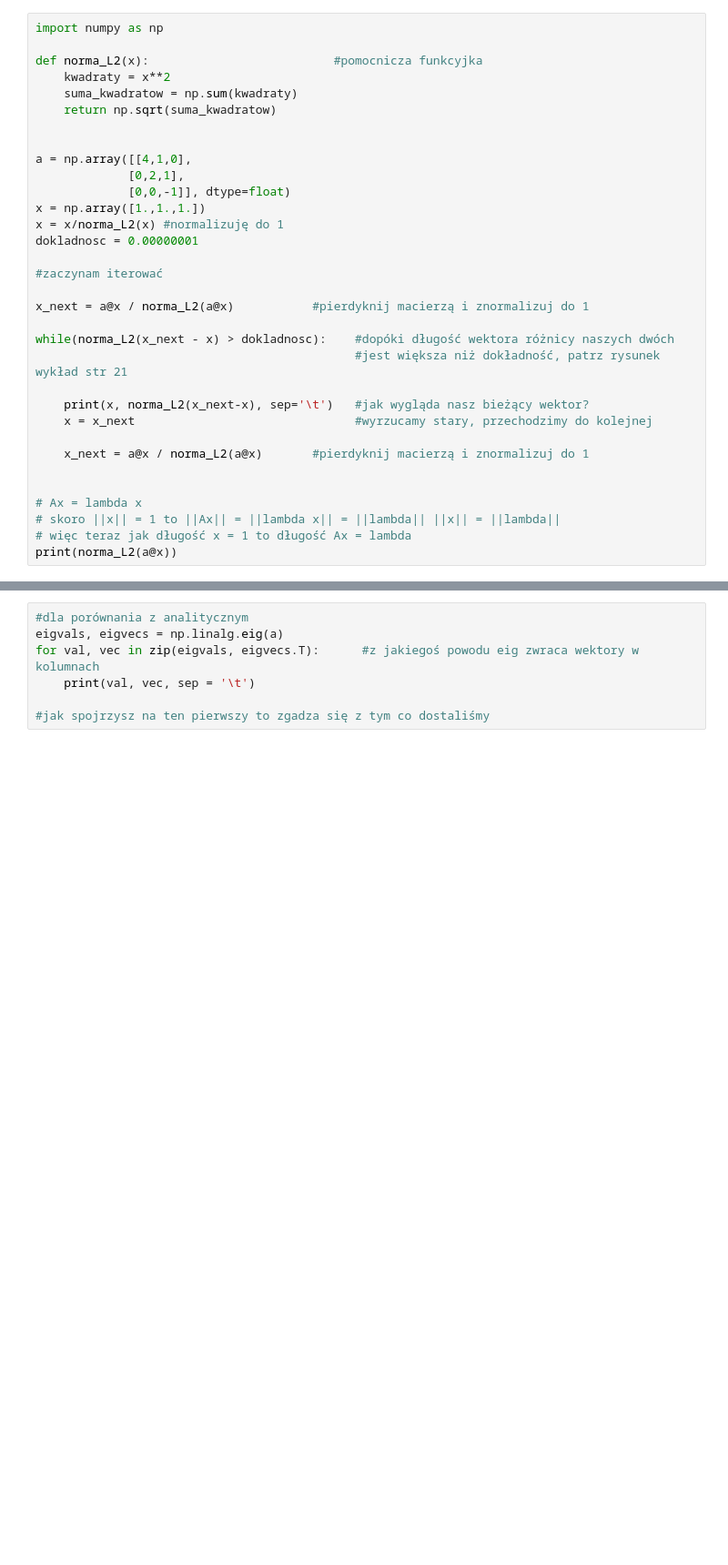
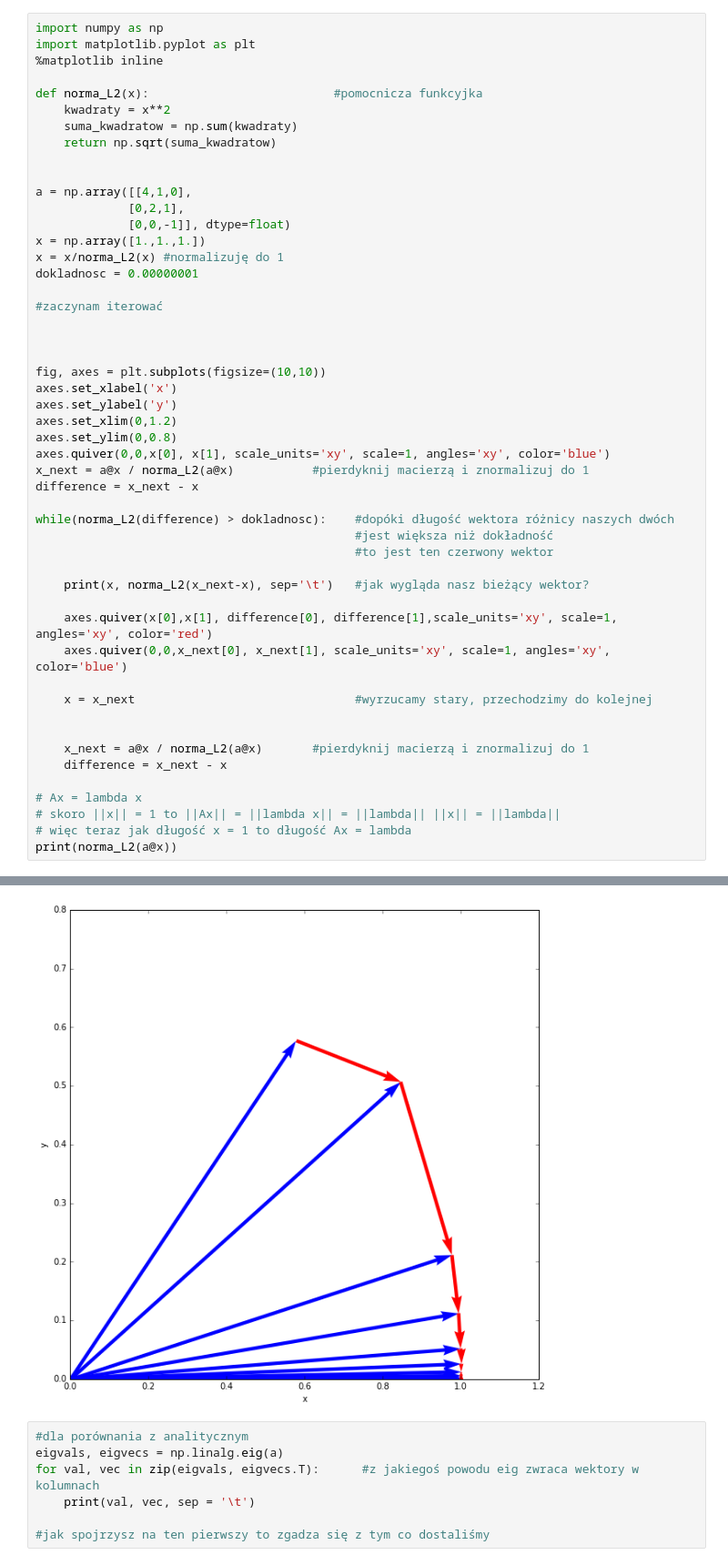
Before and after one commit to StanczakDominik/wektory_wlasne, a Jupyter notebook: Power iteration.ipynb, the cells around one changed output, grey strips where cells are left out. Shown: that part at 91% size. Cells and saved outputs as stored; diff of their text form; blank space fills up the shorter version.

```diff
--- a/Power iteration.ipynb
+++ b/Power iteration.ipynb
@@ -1,5 +1,7 @@
 # %%
 import numpy as np
+import matplotlib.pyplot as plt
+%matplotlib inline
 
 def norma_L2(x):                          #pomocnicza funkcyjka
     kwadraty = x**2
@@ -16,39 +18,55 @@ dokladnosc = 0.00000001
 
 #zaczynam iterować
 
+
+
+fig, axes = plt.subplots(figsize=(10,10))
+axes.set_xlabel('x')
+axes.set_ylabel('y')
+axes.set_xlim(0,1.2)
+axes.set_ylim(0,0.8)
+axes.quiver(0,0,x[0], x[1], scale_units='xy', scale=1, angles='xy', color='blue')
 x_next = a@x / norma_L2(a@x)           #pierdyknij macierzą i znormalizuj do 1
+difference = x_next - x
 
-while(norma_L2(x_next - x) > dokladnosc):    #dopóki długość wektora różnicy naszych dwóch
-                                             #jest większa niż dokładność, patrz rysunek wykład str 21
+while(norma_L2(difference) > dokladnosc):    #dopóki długość wektora różnicy naszych dwóch
+                                             #jest większa niż dokładność
+                                             #to jest ten czerwony wektor
 
     print(x, norma_L2(x_next-x), sep='\t')   #jak wygląda nasz bieżący wektor?
+
+    axes.quiver(x[0],x[1], difference[0], difference[1],scale_units='xy', scale=1, angles='xy', color='red')
+    axes.quiver(0,0,x_next[0], x_next[1], scale_units='xy', scale=1, angles='xy', color='blue')
+
     x = x_next                               #wyrzucamy stary, przechodzimy do kolejnej
 
+
     x_next = a@x / norma_L2(a@x)       #pierdyknij macierzą i znormalizuj do 1
-
+    difference = x_next - x
 
 # Ax = lambda x
 # skoro ||x|| = 1 to ||Ax|| = ||lambda x|| = ||lambda|| ||x|| = ||lambda||
 # więc teraz jak długość x = 1 to długość Ax = lambda
 print(norma_L2(a@x))
 # %% [output]
 [ 0.57735027  0.57735027  0.57735027]   0.796077821492
 [ 0.84515425  0.50709255 -0.16903085]   0.385824197528
 [ 0.97629563  0.21223818  0.04244764]   0.113965231702
 [ 0.99357922  0.11267393 -0.01024308]   0.0616575900774
 [ 0.9986147   0.05255867  0.00250279]   0.0261827754444
 [  9.99646417e-01   2.65830525e-02  -6.18210524e-04]    0.0135539871968
 [  9.99914785e-01   1.30537178e-02   1.53573151e-04]    0.00651254434133
 [  9.99978585e-01   6.54431237e-03  -3.82708326e-05]    0.00328738801257
 [  9.99994695e-01   3.25731171e-03   9.55223375e-06]    0.00162763708812
 [  9.99998672e-01   1.62972326e-03  -2.38612484e-06]    0.000815795034484
 [  9.99999669e-01   8.13934290e-04   5.96288857e-07]    0.000406901554781
 [  9.99999917e-01   4.07033494e-04  -1.49041924e-07]    0.000203574793059
 ... (11 lines left out)
 [  1.00000000e+00   9.93410825e-08  -8.88178464e-15]    4.96705447143e-08
 [  1.00000000e+00   4.96705378e-08   2.22044610e-15]    2.48352686564e-08
 [  1.00000000e+00   2.48352691e-08  -5.55111519e-16]    1.24176347908e-08
 4.00000001242
+[figure, added]
 # %%
 #dla porównania z analitycznym
 eigvals, eigvecs = np.linalg.eig(a)
```
Also changed, not shown: parts of 1 cell of this notebook.
